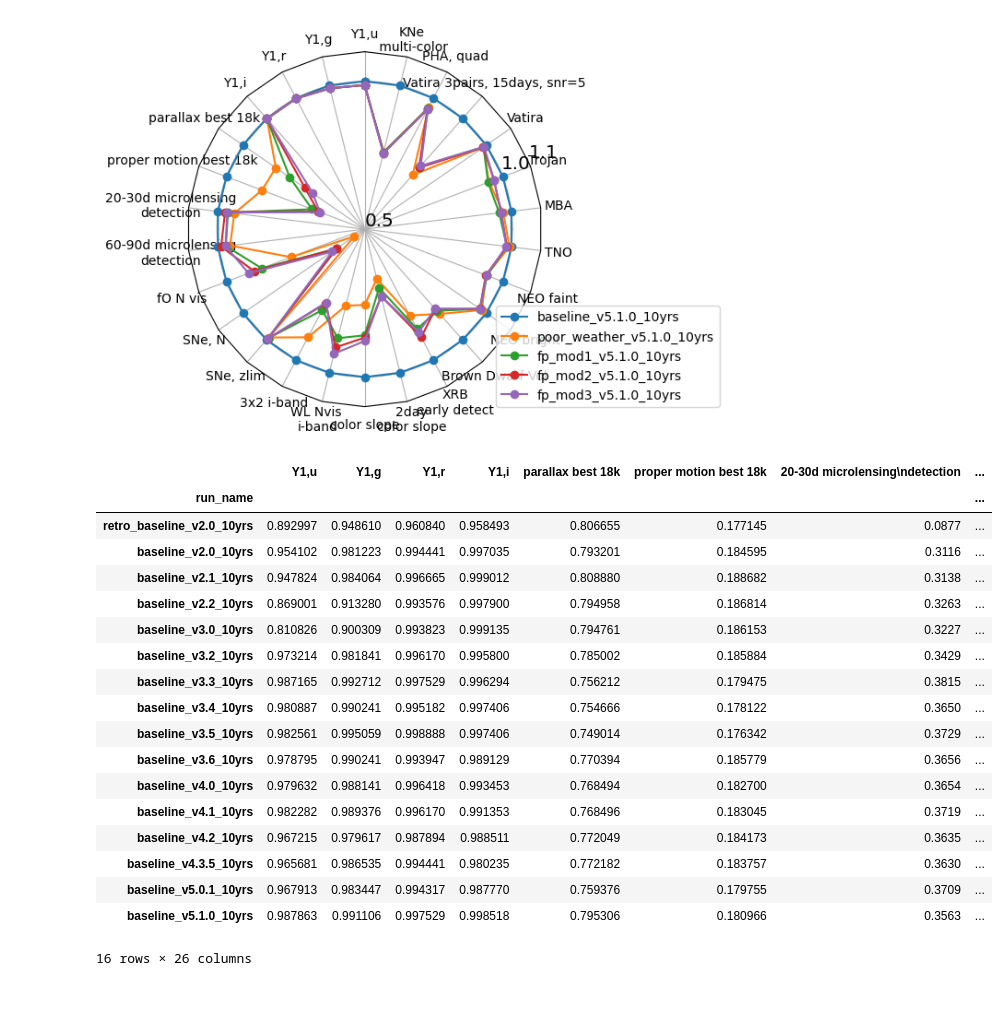
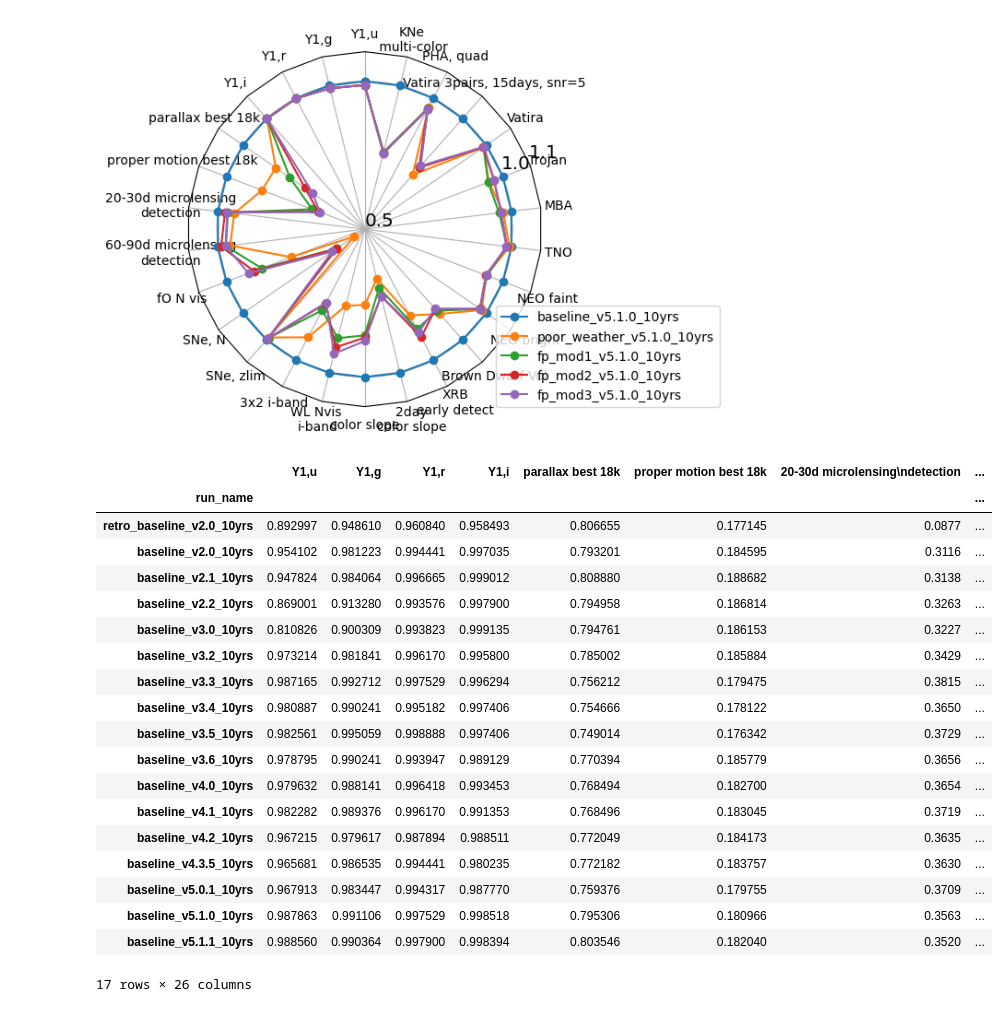
Before and after one commit to lsst-sims/sims_featureScheduler_runs5.1, a Jupyter notebook: maf/quick_look.ipynb, the cells around one changed output. Saved outputs shown, nothing was run; the diff lists cells and outputs as text; code cells hidden in the pictures.

```diff
--- a/maf/quick_look.ipynb
+++ b/maf/quick_look.ipynb
@@ -296,35 +297,36 @@ fig, ax = radar(ndata, legend=True, rgrids=[0.5, 1.0, 1.1], bbox_to_anchor=(1.5,
 times = ['retro_baseline_v2.0_10yrs', 'baseline_v2.0_10yrs', 'baseline_v2.1_10yrs', 'baseline_v2.2_10yrs',
         'baseline_v3.0_10yrs',  'baseline_v3.2_10yrs', 'baseline_v3.3_10yrs', 'baseline_v3.4_10yrs',
           'baseline_v3.5_10yrs', 'baseline_v3.6_10yrs', 'baseline_v4.0_10yrs', 'baseline_v4.1_10yrs',
          'baseline_v4.2_10yrs', "baseline_v4.3.5_10yrs","baseline_v5.0.1_10yrs",
-         "baseline_v5.1.0_10yrs"
+         "baseline_v5.1.0_10yrs", "baseline_v5.1.1_10yrs",
         ]
 
 sub_data = data.reindex(labels=times)
 sub_ddf = ddf_data.reindex(labels=times)
 sub_mag = mag_data.reindex(labels=times)
 sub_gaps = gaps_data.reindex(labels=times)
 sub_data
 # %% [output]
 |  | Y1,u | Y1,g | Y1,r | Y1,i | parallax best 18k | proper motion best 18k | 20-30d microlensing\ndetection | ... |
 | run_name |  |  |  |  |  |  |  | ... |
 | retro_baseline_v2.0_10yrs | 0.892997 | 0.948610 | 0.960840 | 0.958493 | 0.806655 | 0.177145 | 0.0877 | ... |
 | baseline_v2.0_10yrs | 0.954102 | 0.981223 | 0.994441 | 0.997035 | 0.793201 | 0.184595 | 0.3116 | ... |
 | baseline_v2.1_10yrs | 0.947824 | 0.984064 | 0.996665 | 0.999012 | 0.808880 | 0.188682 | 0.3138 | ... |
 | baseline_v2.2_10yrs | 0.869001 | 0.913280 | 0.993576 | 0.997900 | 0.794958 | 0.186814 | 0.3263 | ... |
 | baseline_v3.0_10yrs | 0.810826 | 0.900309 | 0.993823 | 0.999135 | 0.794761 | 0.186153 | 0.3227 | ... |
 | baseline_v3.2_10yrs | 0.973214 | 0.981841 | 0.996170 | 0.995800 | 0.785002 | 0.185884 | 0.3429 | ... |
 | baseline_v3.3_10yrs | 0.987165 | 0.992712 | 0.997529 | 0.996294 | 0.756212 | 0.179475 | 0.3815 | ... |
 | baseline_v3.4_10yrs | 0.980887 | 0.990241 | 0.995182 | 0.997406 | 0.754666 | 0.178122 | 0.3650 | ... |
 | baseline_v3.5_10yrs | 0.982561 | 0.995059 | 0.998888 | 0.997406 | 0.749014 | 0.176342 | 0.3729 | ... |
 | baseline_v3.6_10yrs | 0.978795 | 0.990241 | 0.993947 | 0.989129 | 0.770394 | 0.185779 | 0.3656 | ... |
 | baseline_v4.0_10yrs | 0.979632 | 0.988141 | 0.996418 | 0.993453 | 0.768494 | 0.182700 | 0.3654 | ... |
 | baseline_v4.1_10yrs | 0.982282 | 0.989376 | 0.996170 | 0.991353 | 0.768496 | 0.183045 | 0.3719 | ... |
 | baseline_v4.2_10yrs | 0.967215 | 0.979617 | 0.987894 | 0.988511 | 0.772049 | 0.184173 | 0.3635 | ... |
 | baseline_v4.3.5_10yrs | 0.965681 | 0.986535 | 0.994441 | 0.980235 | 0.772182 | 0.183757 | 0.3630 | ... |
 | baseline_v5.0.1_10yrs | 0.967913 | 0.983447 | 0.994317 | 0.987770 | 0.759376 | 0.179755 | 0.3709 | ... |
 | baseline_v5.1.0_10yrs | 0.987863 | 0.991106 | 0.997529 | 0.998518 | 0.795306 | 0.180966 | 0.3563 | ... |
+| baseline_v5.1.1_10yrs | 0.988560 | 0.990364 | 0.997900 | 0.998394 | 0.803546 | 0.182040 | 0.3520 | ... |
-16 rows × 26 columns
+17 rows × 26 columns
 # %%
 # Rough error bars from weather simulations
 std_dict = {}
```
Also changed, not shown: parts of 5 cells of this notebook.
